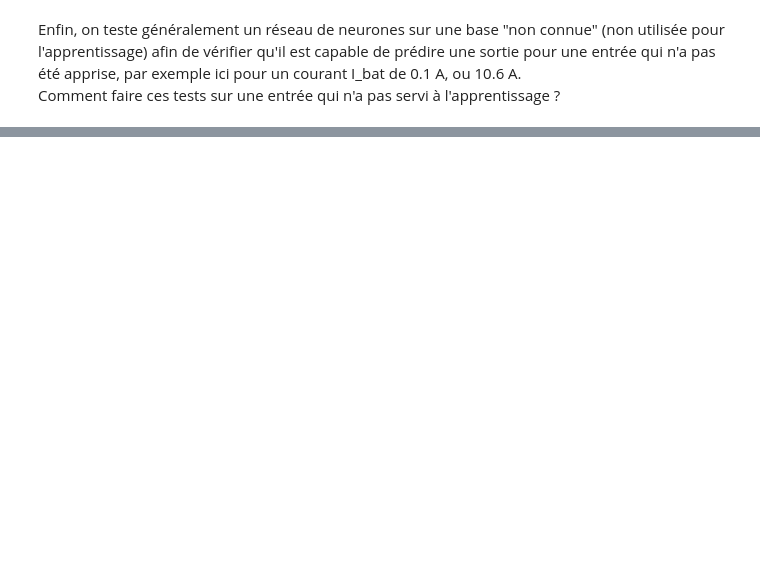
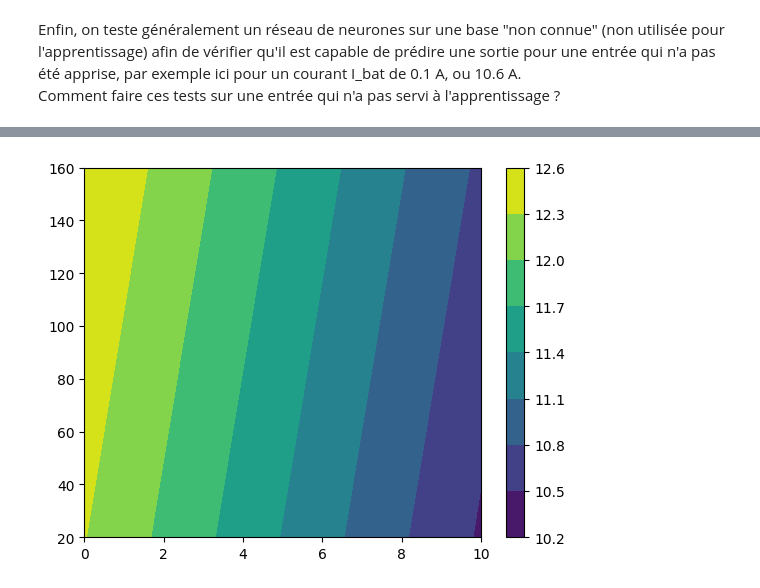
Before and after one commit to XavierCachan/moduleIA_S4, a Jupyter notebook: Neurone_artificiel.ipynb, the cells around one changed output, grey strips where cells are left out. Cells and saved outputs as stored; diff of their text form; code cells hidden in the pictures; blank space fills up the shorter version.

```diff
--- a/Neurone_artificiel.ipynb
+++ b/Neurone_artificiel.ipynb
@@ -175,0 +364,7 @@ Un neurone c'est sympa... mais ça limite un peu les choses ! => [Lien vers la p
+# %%
+# Affichage de U_mod obtenu par le modèle 2 en fonction de I_bat et T
+plt.contourf(I_bat, T, U_mod2)
+plt.colorbar()
+plt.show()
+# %% [output]
+[figure, added]
```
Also changed, not shown: parts of 66 cells of this notebook.
